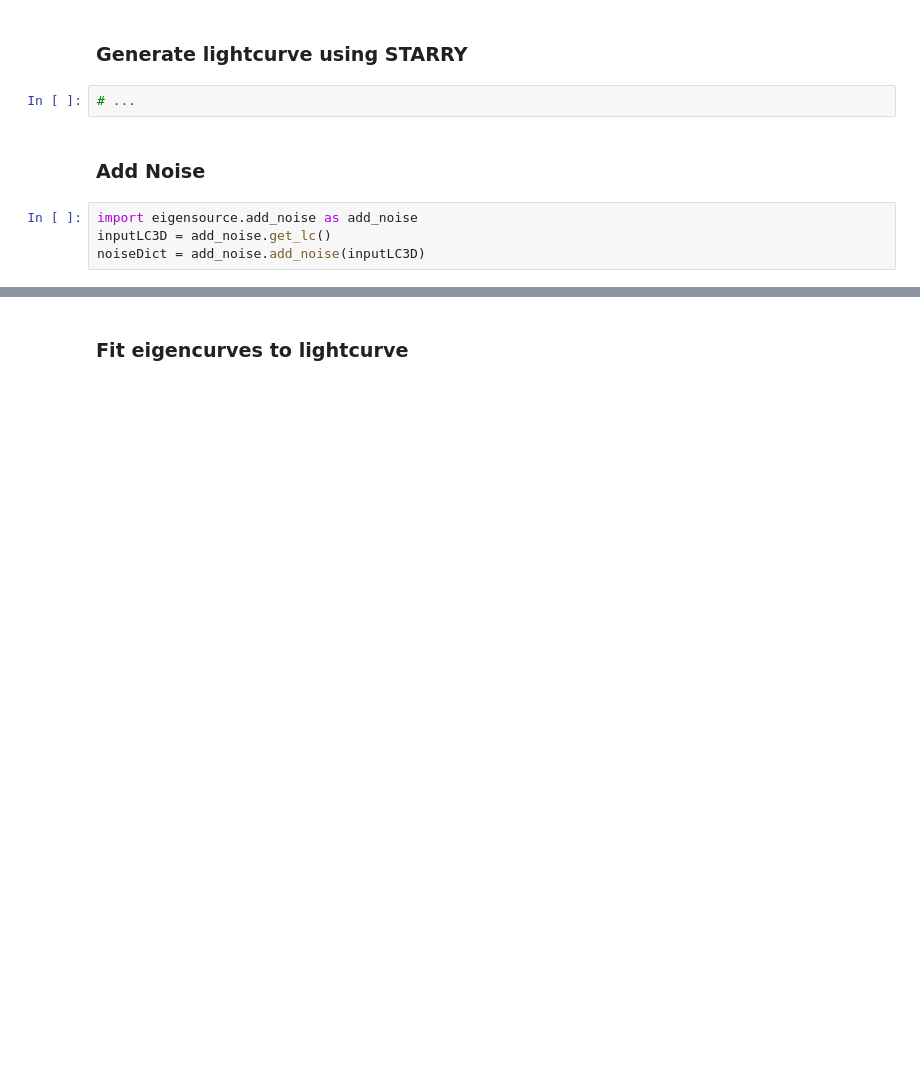
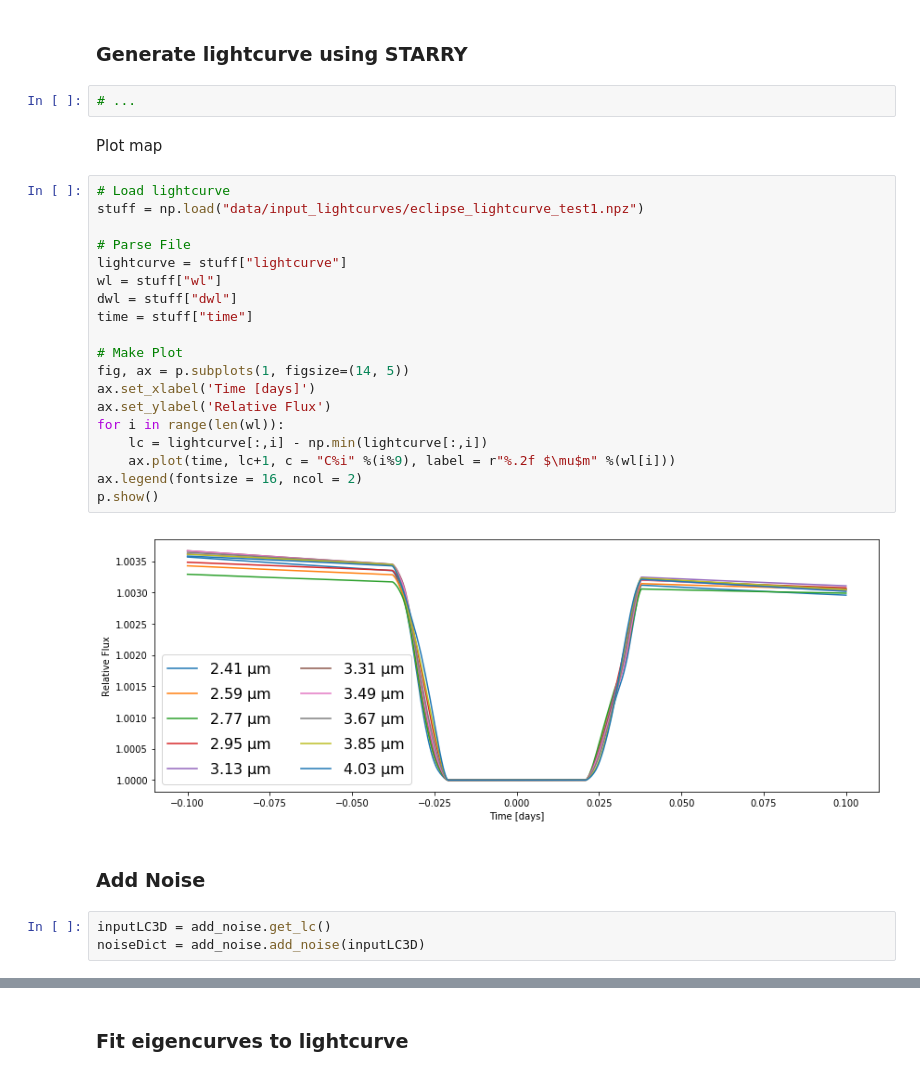
Before and after one commit to multidworlds/eigenspectra, a Jupyter notebook: master.ipynb, the cells around one changed output, grey strips where cells are left out. Saved outputs shown, nothing was run; the diff lists cells and outputs as text; blank space fills up the shorter version.

```diff
--- a/master.ipynb
+++ b/master.ipynb
@@ -24,9 +25,31 @@ no spidermanrc file detected
 ### Generate lightcurve using STARRY
 # %%
 # ...
+# %% [markdown]
+Plot map
+# %%
+# Load lightcurve
+stuff = np.load("data/input_lightcurves/eclipse_lightcurve_test1.npz")
+
+# Parse File
+lightcurve = stuff["lightcurve"]
+wl = stuff["wl"]
+dwl = stuff["dwl"]
+time = stuff["time"]
+
+# Make Plot
+fig, ax = p.subplots(1, figsize=(14, 5))
+ax.set_xlabel('Time [days]')
+ax.set_ylabel('Relative Flux')
+for i in range(len(wl)):
+    lc = lightcurve[:,i] - np.min(lightcurve[:,i])
+    ax.plot(time, lc+1, c = "C%i" %(i%9), label = r"%.2f $\mu$m" %(wl[i]))
+ax.legend(fontsize = 16, ncol = 2)
+p.show()
+# %% [output]
+[figure, added]
 # %% [markdown]
 ### Add Noise
 # %%
-import eigensource.add_noise as add_noise
 inputLC3D = add_noise.get_lc()
 noiseDict = add_noise.add_noise(inputLC3D)
```
Also changed, not shown: parts of 10 cells of this notebook.
